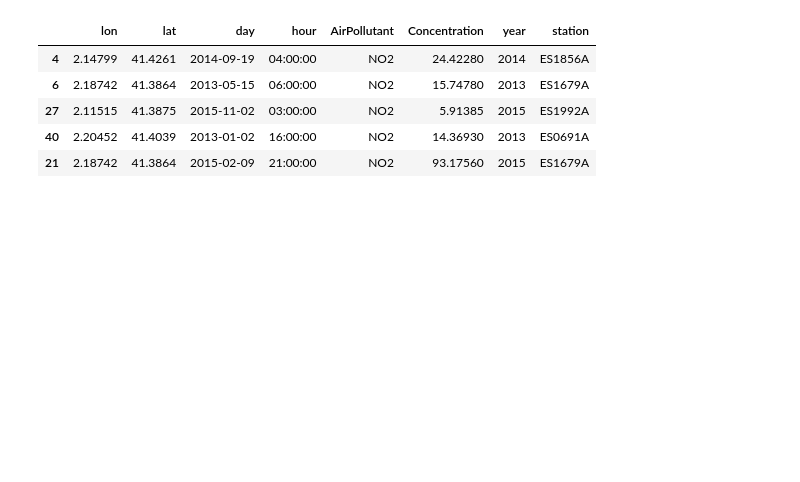
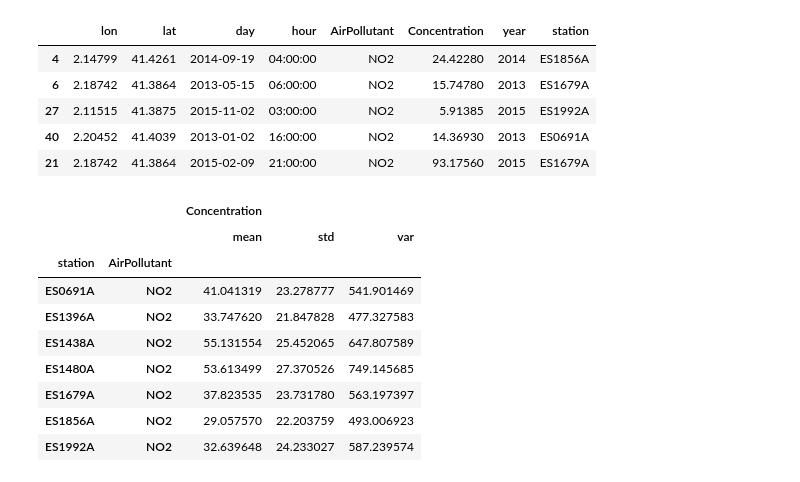
Before and after one commit to javiermas/BCNAirQualityDatathon, a Jupyter notebook: notebooks/Jonas_1.ipynb, the cells around one changed output. Saved outputs shown, nothing was run; the diff lists cells and outputs as text; code cells hidden in the pictures; blank space fills up the shorter version.

```diff
--- a/notebooks/Jonas_1.ipynb
+++ b/notebooks/Jonas_1.ipynb
@@ -80,3 +80,18 @@ models.sample(5)
 | 27 | 2.11515 | 41.3875 | 2015-11-02 | 03:00:00 | NO2 | 5.91385 | 2015 | ES1992A |
 | 40 | 2.20452 | 41.4039 | 2013-01-02 | 16:00:00 | NO2 | 14.36930 | 2013 | ES0691A |
 | 21 | 2.18742 | 41.3864 | 2015-02-09 | 21:00:00 | NO2 | 93.17560 | 2015 | ES1679A |
+# %%
+observations.groupby(['station', 'AirPollutant']).agg({
+    'Concentration': ['mean', 'std', 'var']
+})
+# %% [output]
+|  |  | Concentration |  |  |
+|  |  | mean | std | var |
+| station | AirPollutant |  |  |  |
+| ES0691A | NO2 | 41.041319 | 23.278777 | 541.901469 |
+| ES1396A | NO2 | 33.747620 | 21.847828 | 477.327583 |
+| ES1438A | NO2 | 55.131554 | 25.452065 | 647.807589 |
+| ES1480A | NO2 | 53.613499 | 27.370526 | 749.145685 |
+| ES1679A | NO2 | 37.823535 | 23.731780 | 563.197397 |
+| ES1856A | NO2 | 29.057570 | 22.203759 | 493.006923 |
+| ES1992A | NO2 | 32.639648 | 24.233027 | 587.239574 |
```
Also changed, not shown: parts of 1 cell of this notebook.
